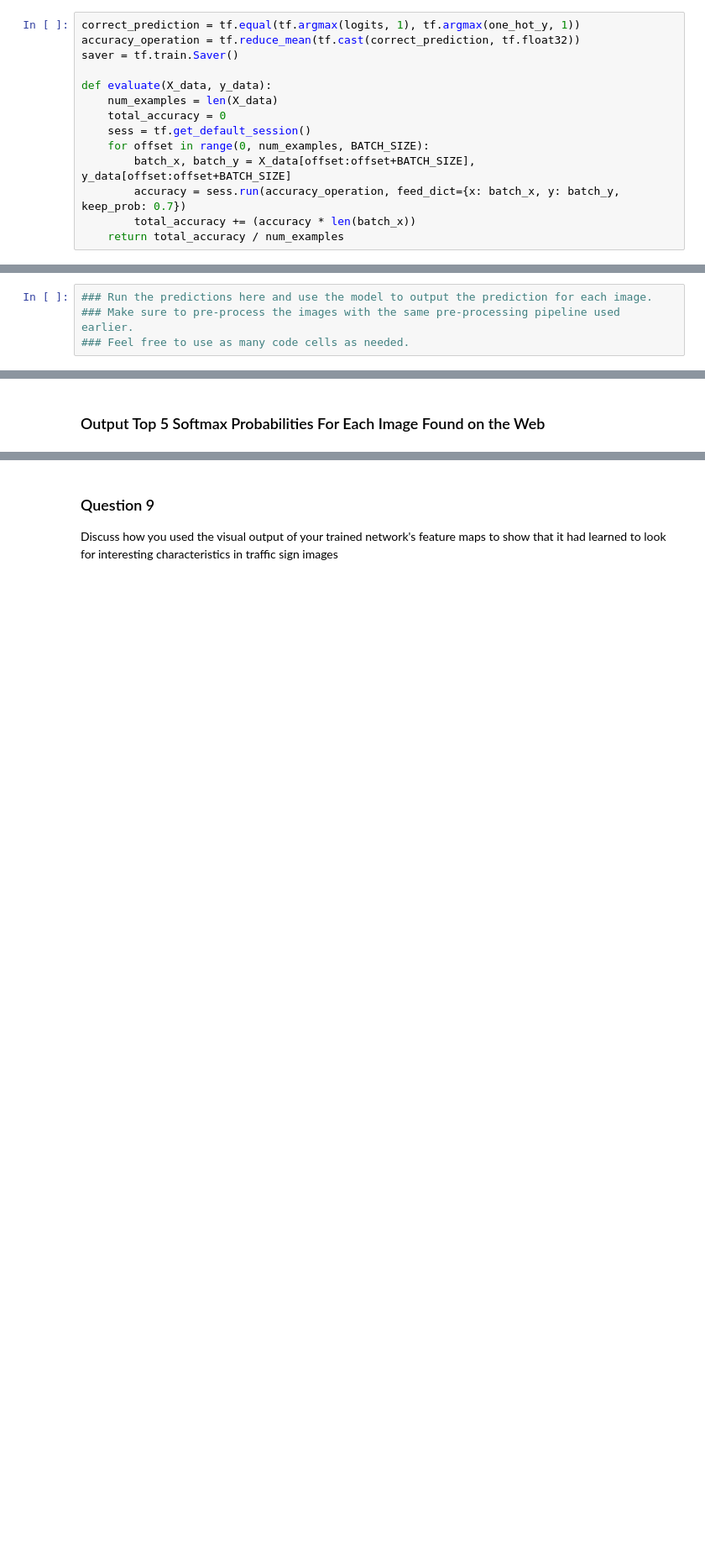
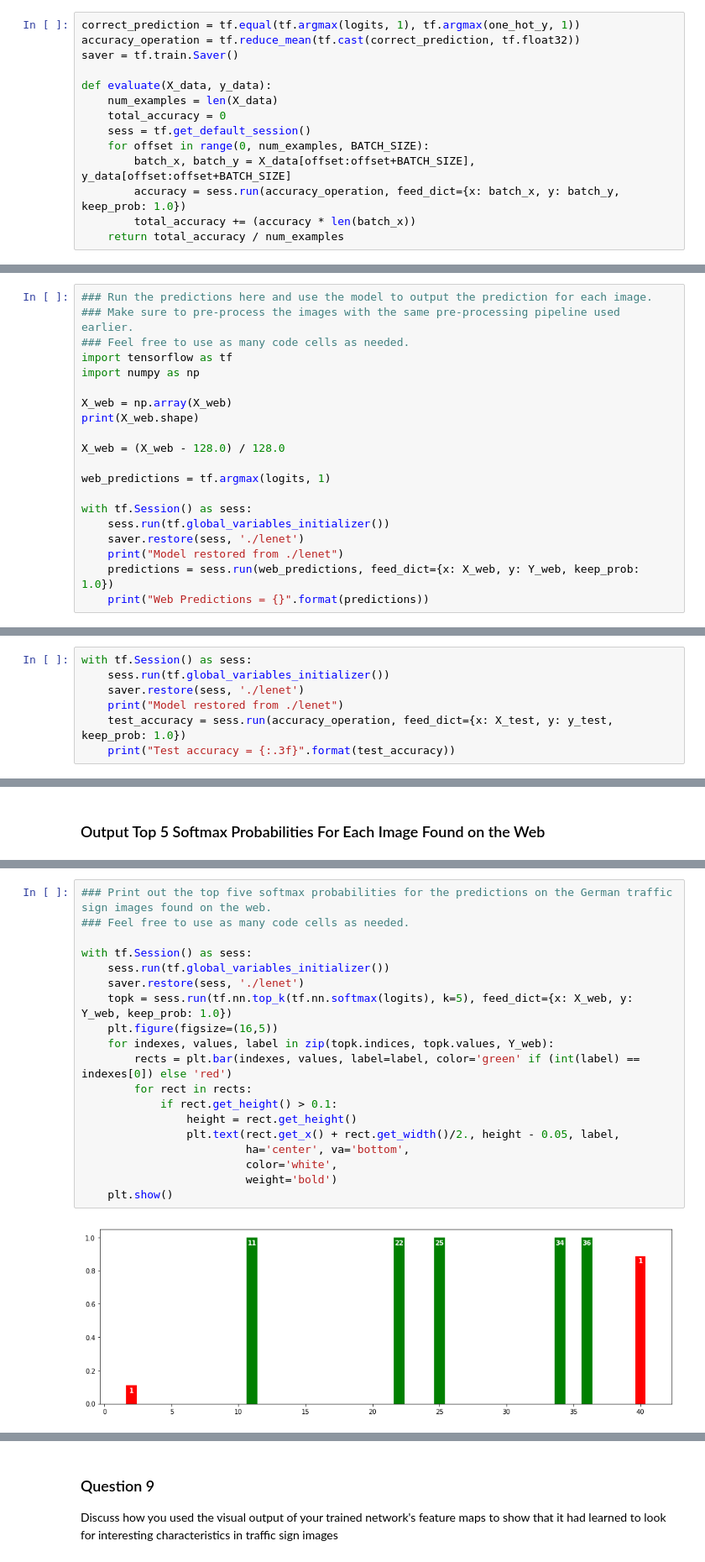
Before and after one commit to writetovibhor/CarND-Traffic-Sign-Classifier-Project, a Jupyter notebook: Traffic_Sign_Classifier.ipynb, the cells around one changed output, grey strips where cells are left out. Shown at 84% size. Saved outputs shown, nothing was run; the diff lists cells and outputs as text; blank space fills up the shorter version.

```diff
--- a/Traffic_Sign_Classifier.ipynb
+++ b/Traffic_Sign_Classifier.ipynb
@@ -278,7 +354,7 @@ def evaluate(X_data, y_data):
     sess = tf.get_default_session()
     for offset in range(0, num_examples, BATCH_SIZE):
         batch_x, batch_y = X_data[offset:offset+BATCH_SIZE], y_data[offset:offset+BATCH_SIZE]
-        accuracy = sess.run(accuracy_operation, feed_dict={x: batch_x, y: batch_y, keep_prob: 0.7})
+        accuracy = sess.run(accuracy_operation, feed_dict={x: batch_x, y: batch_y, keep_prob: 1.0})
         total_accuracy += (accuracy * len(batch_x))
     return total_accuracy / num_examples
 # %%
@@ -321,3 +428,19 @@ You may find `signnames.csv` useful as it contains mappings from the class id (i
 ### Run the predictions here and use the model to output the prediction for each image.
 ### Make sure to pre-process the images with the same pre-processing pipeline used earlier.
 ### Feel free to use as many code cells as needed.
+import tensorflow as tf
+import numpy as np
+
+X_web = np.array(X_web)
+print(X_web.shape)
+
+X_web = (X_web - 128.0) / 128.0
+
+web_predictions = tf.argmax(logits, 1)
+
+with tf.Session() as sess:
+    sess.run(tf.global_variables_initializer())
+    saver.restore(sess, './lenet')
+    print("Model restored from ./lenet")
+    predictions = sess.run(web_predictions, feed_dict={x: X_web, y: Y_web, keep_prob: 1.0})
+    print("Web Predictions = {}".format(predictions))
@@ -328,0 +461,7 @@ You may find `signnames.csv` useful as it contains mappings from the class id (i
+# %%
+with tf.Session() as sess:
+    sess.run(tf.global_variables_initializer())
+    saver.restore(sess, './lenet')
+    print("Model restored from ./lenet")
+    test_accuracy = sess.run(accuracy_operation, feed_dict={x: X_test, y: y_test, keep_prob: 1.0})
+    print("Test accuracy = {:.3f}".format(test_accuracy))
@@ -372,3 +511,24 @@ Looking just at the first row we get `[ 0.34763842,  0.24879643,  0.12789202]`,
+# %%
+### Print out the top five softmax probabilities for the predictions on the German traffic sign images found on the web.
+### Feel free to use as many code cells as needed.
+
+with tf.Session() as sess:
+    sess.run(tf.global_variables_initializer())
+    saver.restore(sess, './lenet')
+    topk = sess.run(tf.nn.top_k(tf.nn.softmax(logits), k=5), feed_dict={x: X_web, y: Y_web, keep_prob: 1.0})
+    plt.figure(figsize=(16,5))
+    for indexes, values, label in zip(topk.indices, topk.values, Y_web):
+        rects = plt.bar(indexes, values, label=label, color='green' if (int(label) == indexes[0]) else 'red')
+        for rect in rects:
+            if rect.get_height() > 0.1:
+                height = rect.get_height()
+                plt.text(rect.get_x() + rect.get_width()/2., height - 0.05, label,
+                         ha='center', va='bottom',
+                         color='white',
+                         weight='bold')
+    plt.show()
+# %% [output]
+[figure, added]
 # %% [markdown]
 ---
 
```
Also changed, not shown: parts of 20 cells of this notebook, 7 other files.
